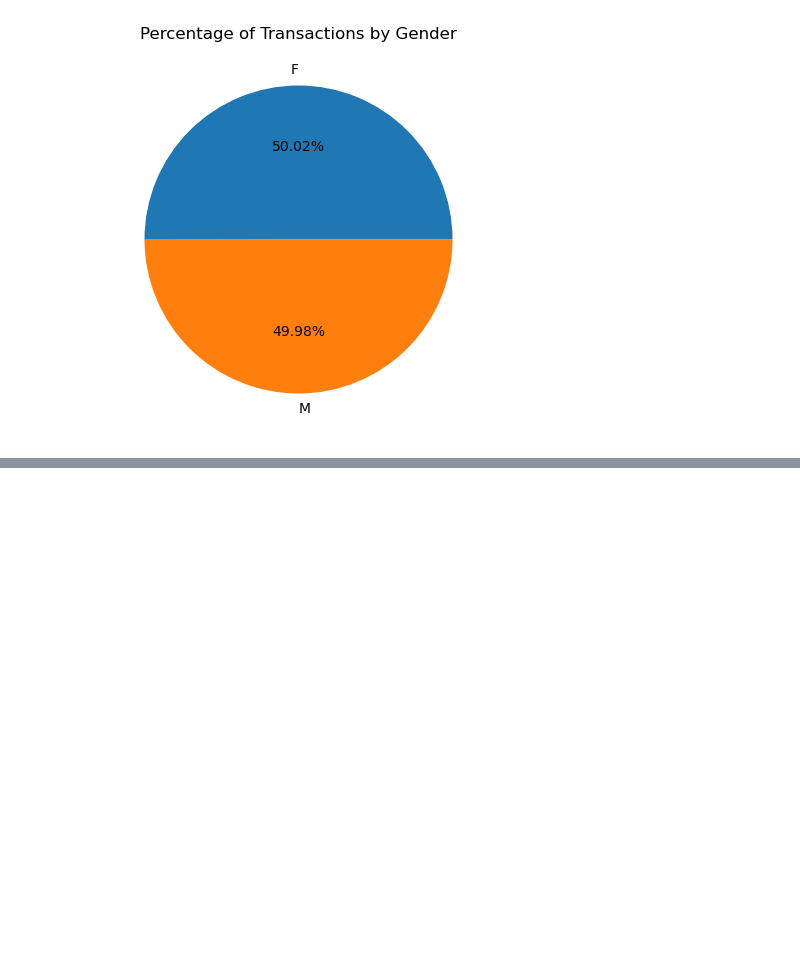
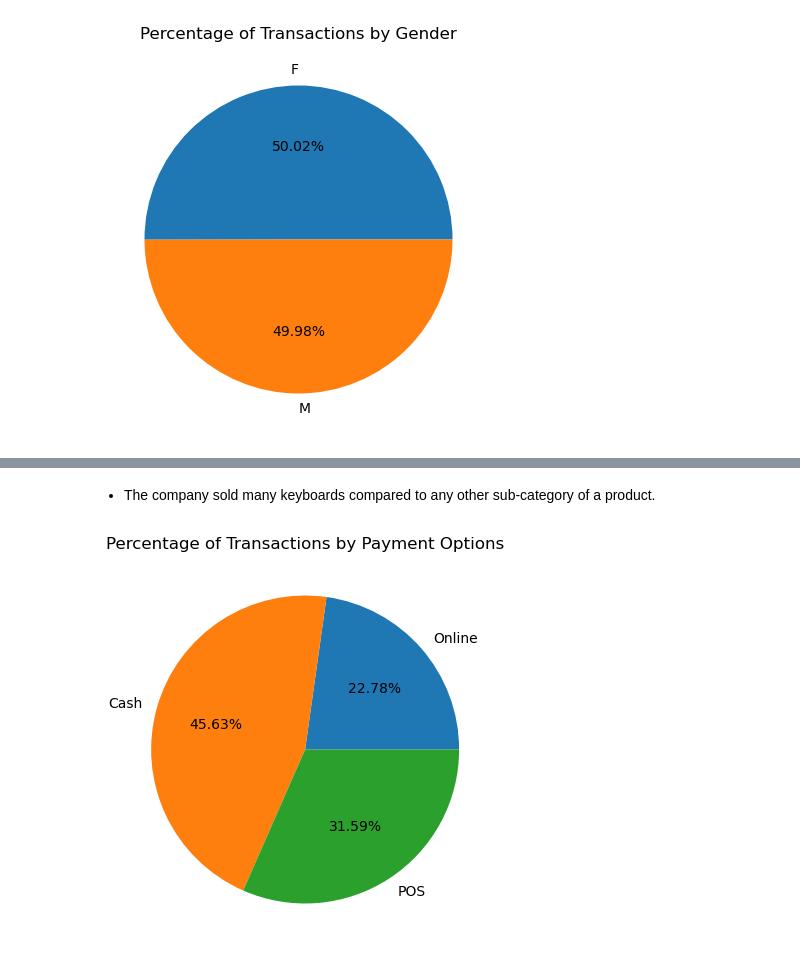
Before and after one commit to chemutai254/ML_Projects, a Jupyter notebook: EDA/Dune_Sales_Analysis.ipynb, the cells around one changed output, grey strips where cells are left out. Cells and saved outputs as stored; diff of their text form; code cells hidden in the pictures; blank space fills up the shorter version.

```diff
--- a/EDA/Dune_Sales_Analysis.ipynb
+++ b/EDA/Dune_Sales_Analysis.ipynb
@@ -332,0 +368,11 @@ sns.countplot()
+# %% [markdown]
+- The company sold many keyboards compared to any other sub-category of a product.
+# %%
+# Payment Option
+fig, ax = plt.subplots(figsize=(5,5))
+count = Counter(df["Payment Option"])
+ax.pie(count.values(), labels=count.keys(), autopct=lambda p:f"{p:.2f}%")
+ax.set_title("Percentage of Transactions by Payment Options")
+plt.show();
+# %% [output]
+[figure, added]
```
Also changed, not shown: parts of 22 cells of this notebook.
